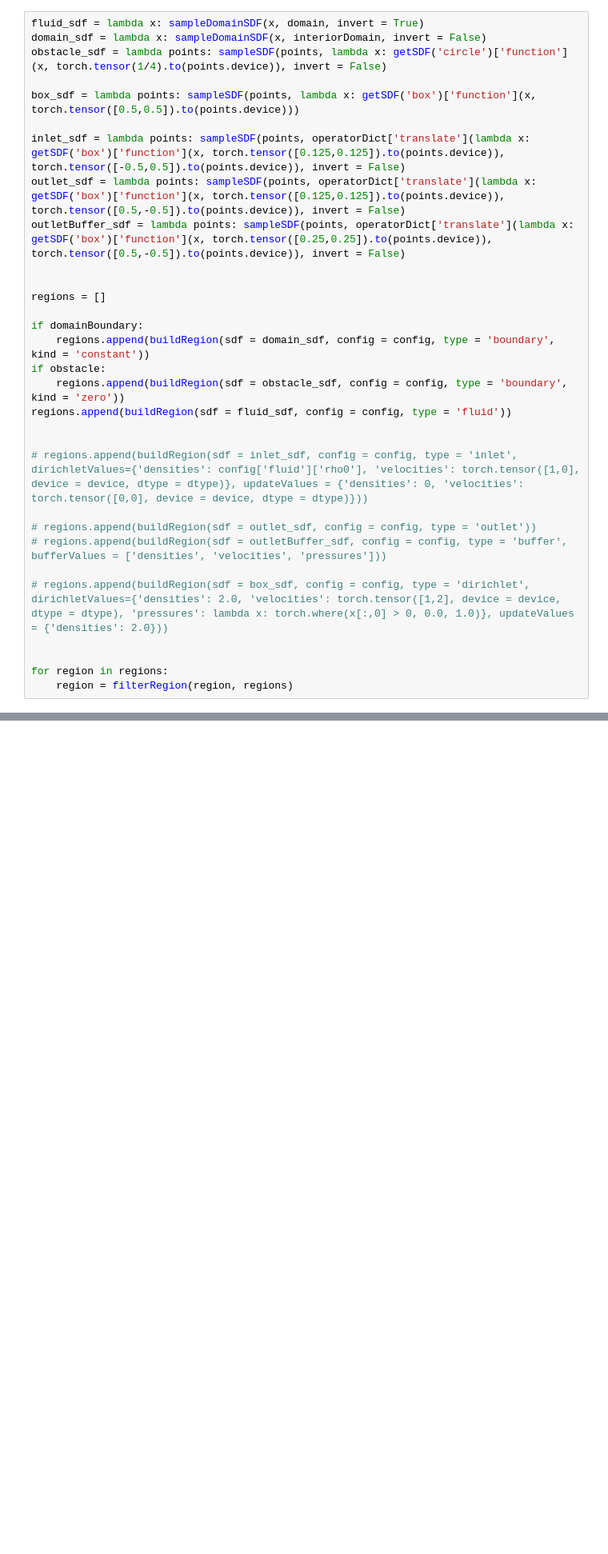
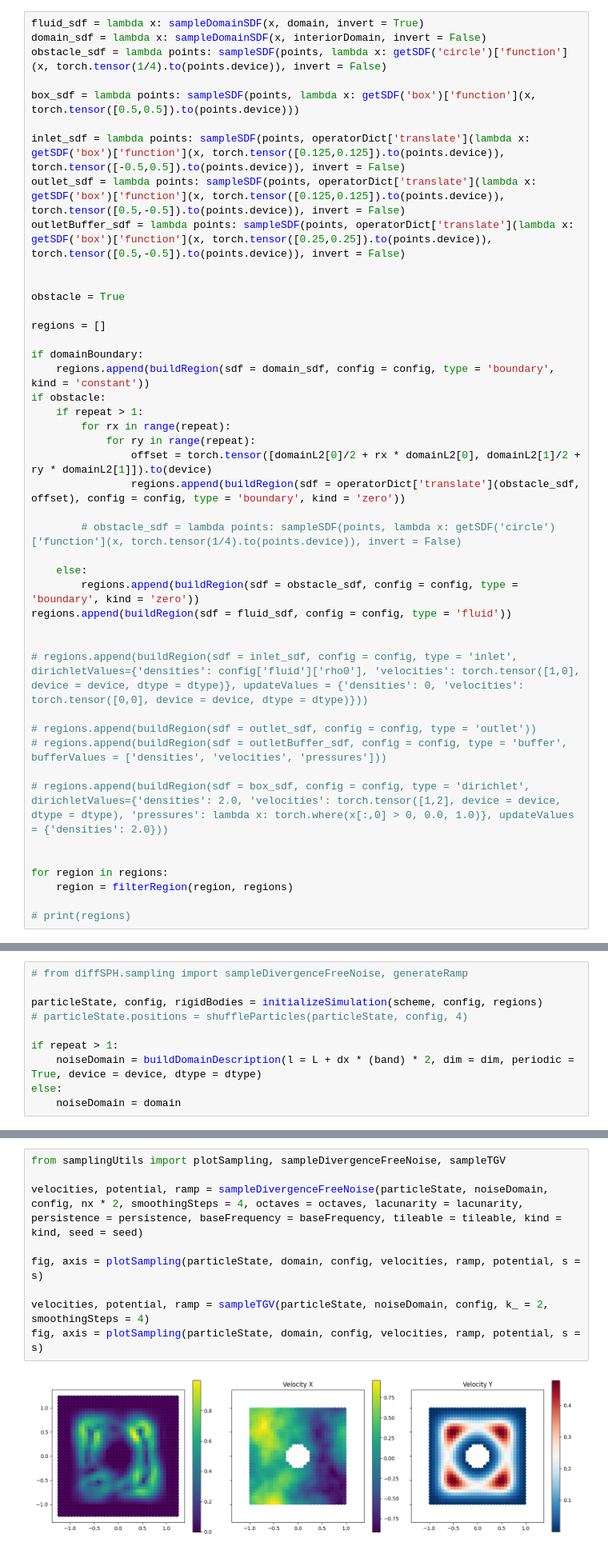
Before and after one commit to tum-pbs/diffSPH, a Jupyter notebook: simulationScripts/07_boundedRandomFlow.ipynb, the cells around one changed output, grey strips where cells are left out. Shown at 80% size. Drawn from its saved outputs; the diff is of its cells as text; blank space fills up the shorter version.

Commit message:
ad more utils for generation

```diff
--- a/simulationScripts/07_boundedRandomFlow.ipynb
+++ b/simulationScripts/07_boundedRandomFlow.ipynb
@@ -128,12 +146,23 @@ outlet_sdf = lambda points: sampleSDF(points, operatorDict['translate'](lambda x
 outletBuffer_sdf = lambda points: sampleSDF(points, operatorDict['translate'](lambda x: getSDF('box')['function'](x, torch.tensor([0.25,0.25]).to(points.device)), torch.tensor([0.5,-0.5]).to(points.device)), invert = False)
 
 
+obstacle = True
+
 regions = []
 
 if domainBoundary:
     regions.append(buildRegion(sdf = domain_sdf, config = config, type = 'boundary', kind = 'constant'))
 if obstacle:
-    regions.append(buildRegion(sdf = obstacle_sdf, config = config, type = 'boundary', kind = 'zero'))
+    if repeat > 1:
+        for rx in range(repeat):
+            for ry in range(repeat):
+                offset = torch.tensor([domainL2[0]/2 + rx * domainL2[0], domainL2[1]/2 + ry * domainL2[1]]).to(device)
+                regions.append(buildRegion(sdf = operatorDict['translate'](obstacle_sdf, offset), config = config, type = 'boundary', kind = 'zero'))
+
+        # obstacle_sdf = lambda points: sampleSDF(points, lambda x: getSDF('circle')['function'](x, torch.tensor(1/4).to(points.device)), invert = False)
+
+    else:
+        regions.append(buildRegion(sdf = obstacle_sdf, config = config, type = 'boundary', kind = 'zero'))
 regions.append(buildRegion(sdf = fluid_sdf, config = config, type = 'fluid'))
 
 
@@ -147,3 +176,5 @@ regions.append(buildRegion(sdf = fluid_sdf, config = config, type = 'fluid'))
 
 for region in regions:
     region = filterRegion(region, regions)
+
+# print(regions)
@@ -279,0 +181,10 @@ Minimum velocities: tensor([-0.7288, -0.9785], device='cuda:0')
+# %%
+# from diffSPH.sampling import sampleDivergenceFreeNoise, generateRamp
+
+particleState, config, rigidBodies = initializeSimulation(scheme, config, regions)
+# particleState.positions = shuffleParticles(particleState, config, 4)
+
+if repeat > 1:
+    noiseDomain = buildDomainDescription(l = L + dx * (band) * 2, dim = dim, periodic = True, device = device, dtype = dtype)
+else:
+    noiseDomain = domain
@@ -279,0 +204,11 @@ Minimum velocities: tensor([-0.7288, -0.9785], device='cuda:0')
+# %%
+from samplingUtils import plotSampling, sampleDivergenceFreeNoise, sampleTGV
+
+velocities, potential, ramp = sampleDivergenceFreeNoise(particleState, noiseDomain, config, nx * 2, smoothingSteps = 4, octaves = octaves, lacunarity = lacunarity, persistence = persistence, baseFrequency = baseFrequency, tileable = tileable, kind = kind, seed = seed)
+
+fig, axis = plotSampling(particleState, domain, config, velocities, ramp, potential, s = s)
+
+velocities, potential, ramp = sampleTGV(particleState, noiseDomain, config, k_ = 2, smoothingSteps = 4)
+fig, axis = plotSampling(particleState, domain, config, velocities, ramp, potential, s = s)
+# %% [output]
+[figure, added]
```
Also changed, not shown: parts of 12 cells of this notebook, 4 other files.
